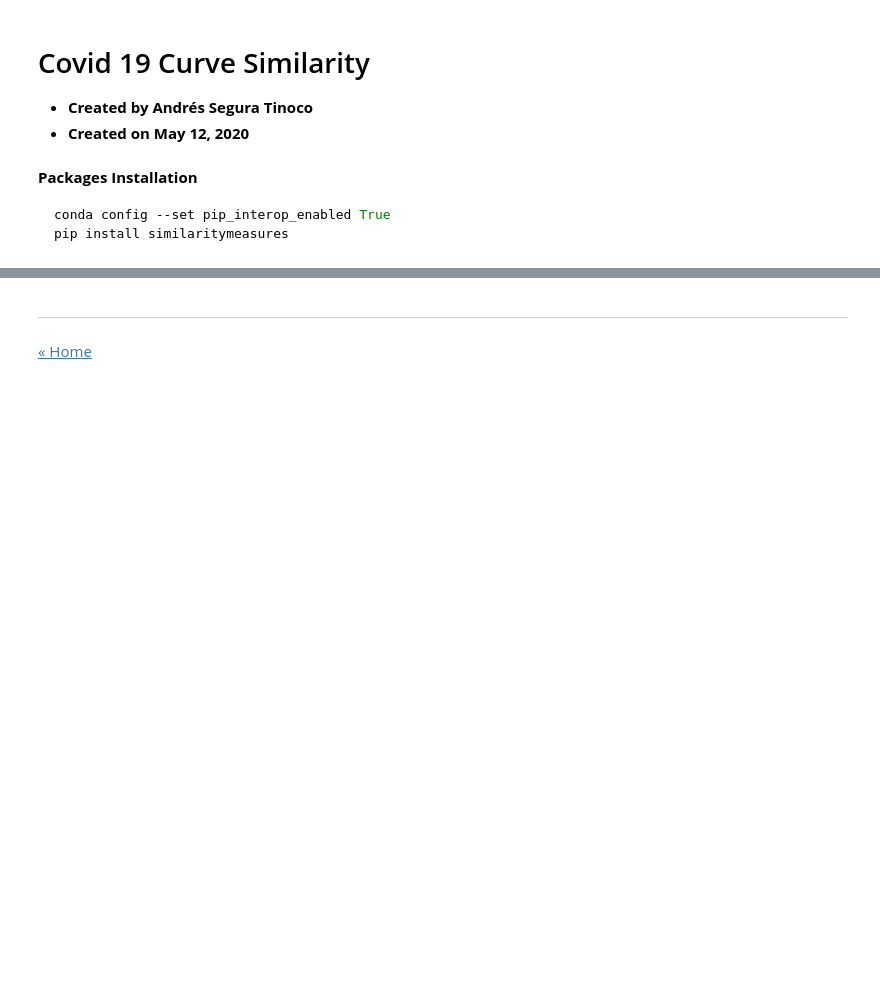
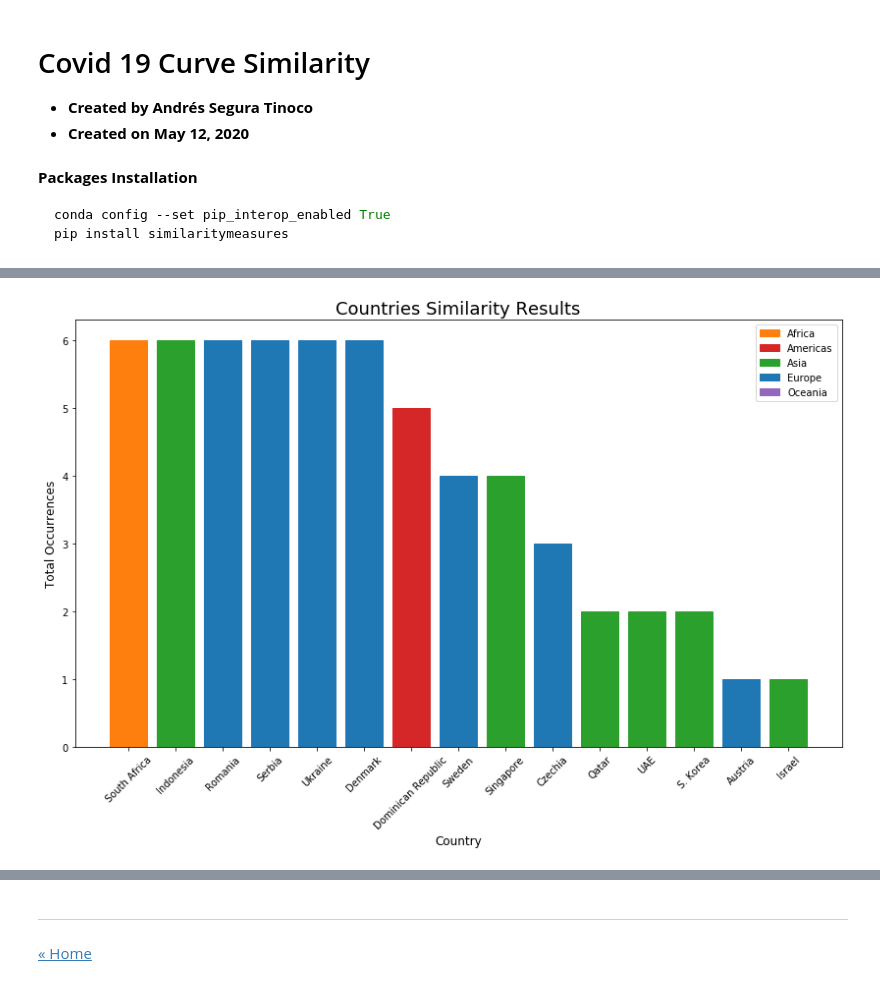
Before and after one commit to ansegura7/WebScraping_Covid19, a Jupyter notebook: analysis/curve_similarity_c19.ipynb, the cells around one changed output, grey strips where cells are left out. Drawn from its saved outputs; the diff is of its cells as text; code cells hidden in the pictures; blank space fills up the shorter version.

Commit message:
Update Analysis
- The trend similarity analysis was updated
- Data updated too

```diff
--- a/analysis/curve_similarity_c19.ipynb
+++ b/analysis/curve_similarity_c19.ipynb
@@ -213,0 +189,6 @@ plt.show()
+# %%
+# Get and save top N
+output = sorted(cl_result, key=cl_result.get, reverse=False)[:top_country]
+for country in output:
+    cnt[country] += 1
+    print('%s: %s' % (country, cl_result[country]))
@@ -213,0 +214,6 @@ plt.show()
+# %%
+# Get and save top N
+output = sorted(dtw_result, key=dtw_result.get, reverse=False)[:top_country]
+for country in output:
+    cnt[country] += 1
+    print('%s: %s' % (country, dtw_result[country]))
@@ -213,0 +251,31 @@ plt.show()
+# %%
+# Palette of colores
+palette = {"Africa": "#FF7F0E", "Americas": "#D62728", "Asia": "#2CA02C", "Europe": "#1F77B4", "Oceania": "#9467BD"}
+bars = []
+values= []
+
+for row in cnt.most_common():
+    bars.append(row[0])
+    values.append(row[1])
+# %%
+# Plot similarity results
+plt.figure(figsize = (14, 8))
+
+barlist = plt.bar(bars, values)
+for i, v in enumerate(bars):
+    barlist[i].set_color(palette[countries_region[v]])
+
+# Add custom legend
+legend_list = []
+for k, v in palette.items():
+    legend_list.append(mpatches.Patch(color = v, label = k))
+
+# Plot setup
+plt.xticks(rotation=45)
+plt.title("Countries Similarity Results", fontsize = 18)
+plt.xlabel("Country", fontsize = 12)
+plt.ylabel("Total Occurrences", fontsize = 12)
+plt.legend(handles = legend_list, loc = "best")
+plt.show()
+# %% [output]
+[figure, added]
```
Also changed, not shown: parts of 45 cells of this notebook, 7 other files.
